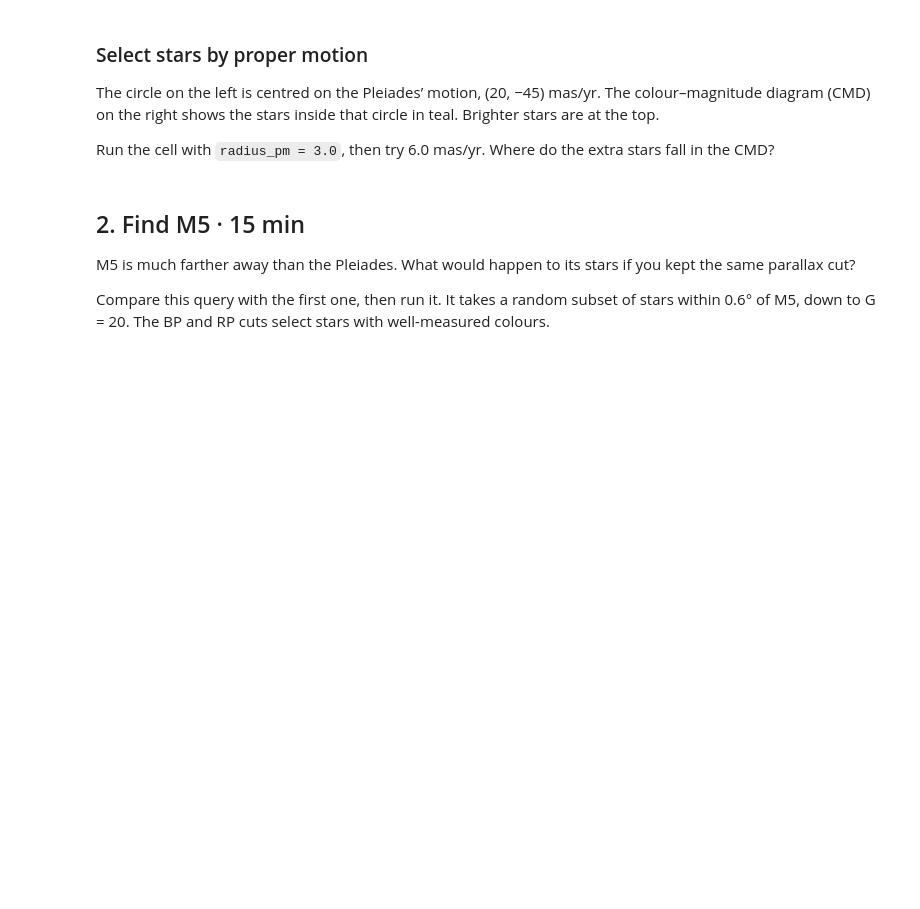
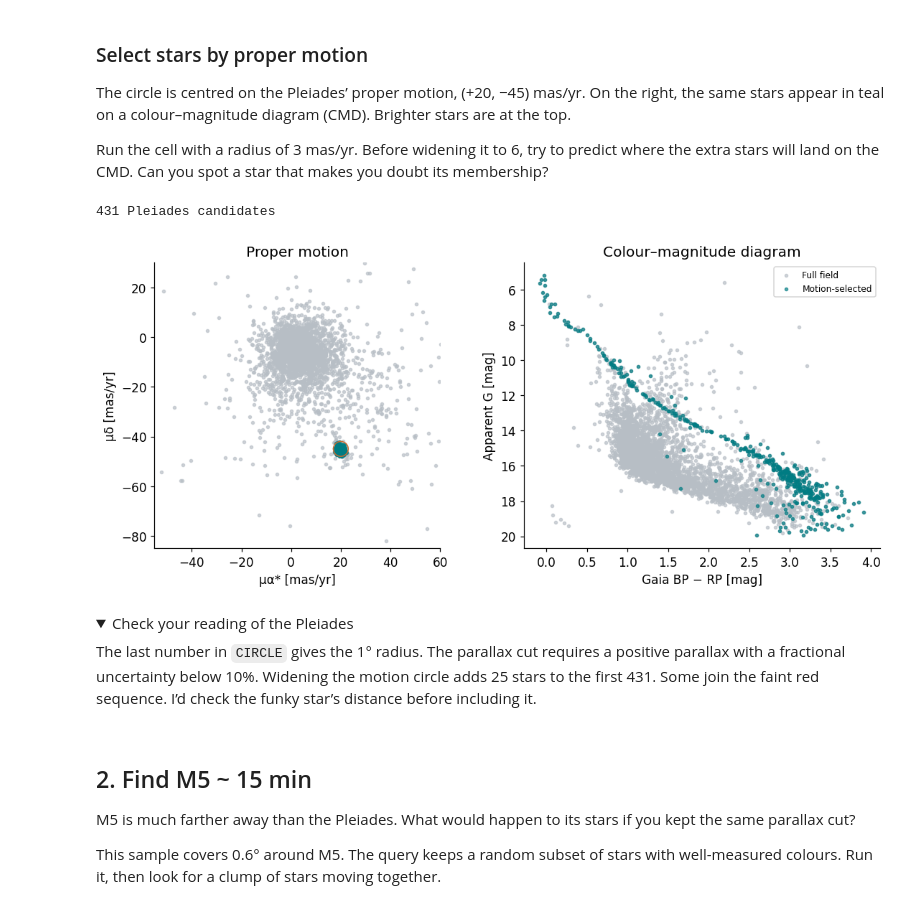
Before and after one commit to errai34/ic_phys367_wk9_2026, a Jupyter notebook: Which_stars_belong_together_final.ipynb, the cells around one changed output. Saved outputs shown, nothing was run; the diff lists cells and outputs as text; code cells hidden in the pictures; folded sections open; blank space fills up the shorter version.

```diff
--- a/Which_stars_belong_together_final.ipynb
+++ b/Which_stars_belong_together_final.ipynb
@@ -48,30 +48,14 @@ def save_sample(table, query, name):
 # %%
-from io import BytesIO
-import requests
+def gaia_sample(query, name):
+    """Read the class sample or fetch it from ESA if the query has changed."""
+    table_path = data_dir / f'{name}.ecsv'
+    query_path = data_dir / f'{name}.adql'
+    if table_path.exists() and query_path.exists() and query_path.read_text().strip() == query.strip():
+        return Table.read(table_path)
 
-def download_csv(query):
-    """Request fresh rows from the public ESA TAP service."""
-    endpoint = 'https://gea.esac.esa.int/tap-server/tap/sync'
-    parameters = dict(REQUEST='doQuery', LANG='ADQL', FORMAT='csv',
-                      MAXREC=100000, QUERY=query)
-    response = requests.get(endpoint, params=parameters, timeout=(10, 90))
-    response.raise_for_status()
-    return Table.read(BytesIO(response.content), format='ascii.csv')
-
-def download_cluster(query):
-    """Retrieve a Gaia table and check its size against an archive count."""
-    where = query.split('FROM', 1)[1]
-    expected = int(download_csv('SELECT COUNT(*) AS n FROM' + where)[0][0])
-    try:
-        job = Gaia.launch_job_async(query)
-        result = job.get_results()
-        if len(result) == expected:
-            return result
-        print(f'Received {len(result):,} of {expected:,} rows. Requesting CSV from ESA.')
-    except Exception as error:
-        print(f'The asynchronous job failed ({type(error).__name__}). Trying ESA’s CSV endpoint.')
-    result = download_csv(query)
-    if len(result) != expected:
-        raise RuntimeError(f'Incomplete download: {len(result):,} of {expected:,} rows. Rerun this cell.')
-    return result
+    from astroquery.gaia import Gaia
+    table = Gaia.launch_job_async(query).get_results()
+    table.write(table_path, overwrite=True)
+    query_path.write_text(query.strip())
+    return table
 # %% [markdown]
@@ -94,7 +76,6 @@ WHERE 1=CONTAINS(POINT('ICRS', ra, dec), CIRCLE('ICRS', 56.87125, 24.10493, 1.0)
   AND pmra IS NOT NULL
   AND pmdec IS NOT NULL
 """
-pleiades = download_cluster(query)
-save_sample(pleiades, query, "pleiades_dr3")
+pleiades = gaia_sample(query, 'pleiades_dr3')
 display(pleiades[:5])
 # %% [output]
@@ -102,34 +91,44 @@ HTTPError: 429 Client Error: 429 for url: https://gea.esac.esa.int/tap-server/ta
 # %% [markdown]
 ### Select stars by proper motion
 
-The circle on the left is centred on the Pleiades’ motion, (20, −45) mas/yr. The colour–magnitude diagram (CMD) on the right shows the stars inside that circle in teal. Brighter stars are at the top.
+The circle is centred on the Pleiades’ proper motion, (+20, −45) mas/yr. On the right, the same stars appear in teal on a colour–magnitude diagram (CMD). Brighter stars are at the top.
 
-Run the cell with `radius_pm = 3.0`, then try 6.0 mas/yr. Where do the extra stars fall in the CMD?
+Run the cell with a radius of 3 mas/yr. Before widening it to 6, try to predict where the extra stars will land on the CMD. Can you spot a star that makes you doubt its membership?
 # %%
 radius_pm = 3.0  # mas/yr
 offset = np.hypot(pleiades['pmra'] - 20, pleiades['pmdec'] + 45)
 selected = pleiades[offset < radius_pm]
 print(f'{len(selected):,} Pleiades candidates')
 
 fig, (ax_pm, ax_cmd) = plt.subplots(1, 2, figsize=(10, 4.4))
-for table, colour, label in [(pleiades, GREY, 'Downloaded field'),
+for table, colour, label in [(pleiades, GREY, 'Full field'),
                              (selected, TEAL, 'Motion-selected')]:
     ax_pm.scatter(table['pmra'], table['pmdec'], s=7, color=colour, alpha=.65)
     ax_cmd.scatter(table['bp_rp'], table['phot_g_mean_mag'], s=7,
                    color=colour, alpha=.65, label=label)
 ax_pm.add_patch(plt.Circle((20, -45), radius_pm, fill=False, color=ORANGE))
 ax_pm.set(xlim=(-55, 60), ylim=(-85, 30), aspect='equal',
           xlabel='μα* [mas/yr]', ylabel='μδ [mas/yr]', title='Proper motion')
 ax_cmd.invert_yaxis()
 ax_cmd.set(xlabel='Gaia BP − RP [mag]', ylabel='Apparent G [mag]', title='Colour–magnitude diagram')
 ax_cmd.legend(fontsize=8)
 plt.show()
+# %% [output]
+431 Pleiades candidates
+[figure, added]
+# %% [markdown]
+<details>
+<summary>Check your reading of the Pleiades</summary>
+
+The last number in `CIRCLE` gives the 1° radius. The parallax cut requires a positive parallax with a fractional uncertainty below 10%. Widening the motion circle adds 25 stars to the first 431. Some join the faint red sequence. I’d check the funky star’s distance before including it.
+
+</details>
 # %% [markdown]
-## 2. Find M5 · 15 min
+## 2. Find M5 ~ 15 min
 
 M5 is much farther away than the Pleiades. What would happen to its stars if you kept the same parallax cut?
 
-Compare this query with the first one, then run it. It takes a random subset of stars within 0.6° of M5, down to G = 20. The BP and RP cuts select stars with well-measured colours.
+This sample covers 0.6° around M5. The query keeps a random subset of stars with well-measured colours. Run it, then look for a clump of stars moving together.
 # %%
 query = """
 SELECT source_id, ra, dec, pmra, pmdec, phot_g_mean_mag, bp_rp
```
Also changed, not shown: parts of 47 cells of this notebook.
